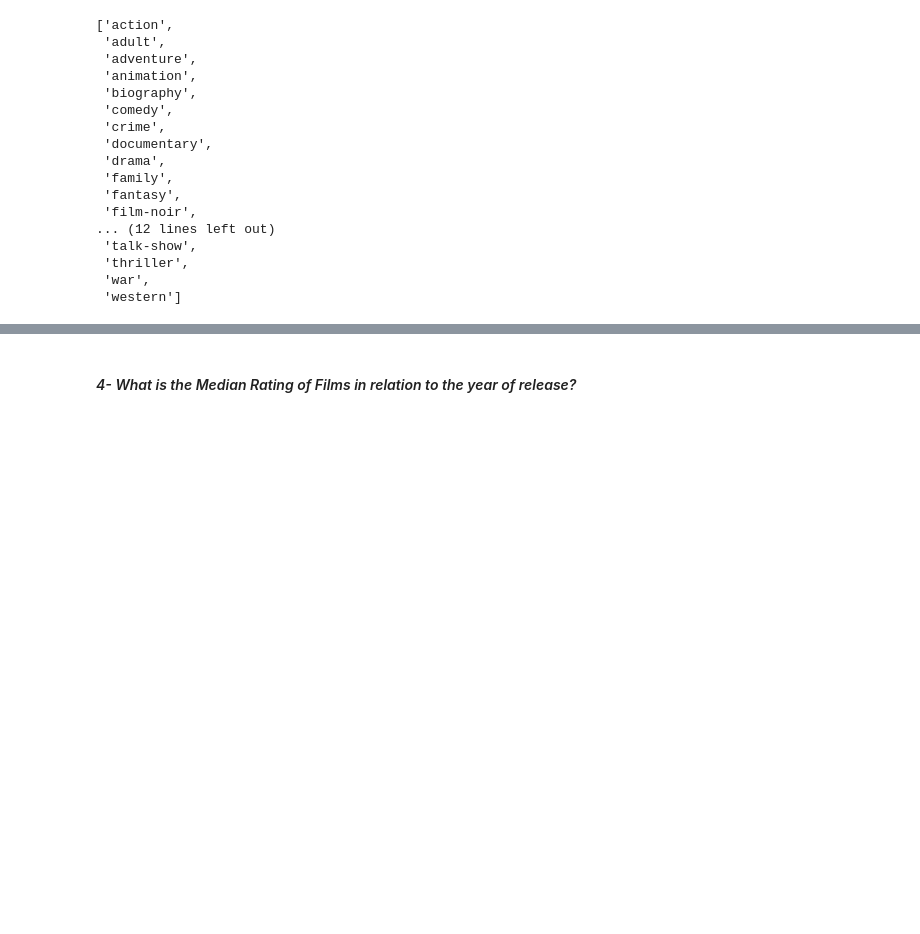
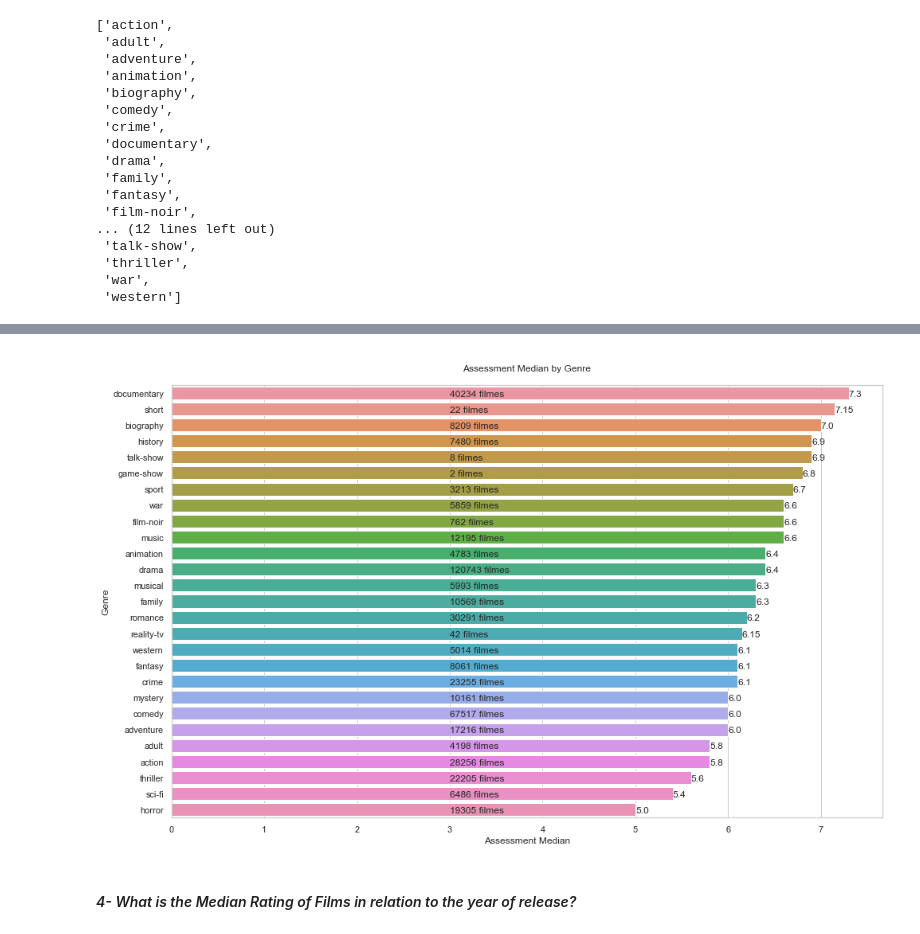
Before and after one commit to Krupique/Explorating-Data, a Jupyter notebook: IMDB-ExploreData/ExploreData.ipynb, the cells around one changed output, grey strips where cells are left out. Drawn from its saved outputs; the diff is of its cells as text; code cells hidden in the pictures; blank space fills up the shorter version.

```diff
--- a/IMDB-ExploreData/ExploreData.ipynb
+++ b/IMDB-ExploreData/ExploreData.ipynb
@@ -528,2 +531,31 @@ df_gender_ratings
+# %%
+# Sorting values
+df_gender_ratings.sort_values(by = 'median', ascending = False, inplace=True)
+# %%
+# Plot
+
+# Figure
+plt.figure(figsize = (16,10))
+
+# Barplot
+sns.barplot(y = df_gender_ratings['genres'], x = df_gender_ratings['median'], orient = "h")
+
+# Textos do gráfico
+for i in range(len(df_gender_ratings.index)):
+
+    plt.text(3.0,
+             i + 0.2,
+             str(df_gender_ratings['count'][df_gender_ratings.index[i]]) + " filmes")
+
+    plt.text(df_gender_ratings['median'][df_gender_ratings.index[i]],
+             i + 0.2,
+             round(df_gender_ratings["median"][df_gender_ratings.index[i]],2))
+
+plt.ylabel('Genre')
+plt.xlabel('Assessment Median')
+plt.title('\nAssessment Median by Genre\n')
+plt.show()
+# %% [output]
+[figure, added]
 # %% [markdown]
 #### _4- What is the Median Rating of Films in relation to the year of release?_
```
Also changed, not shown: parts of 37 cells of this notebook.
